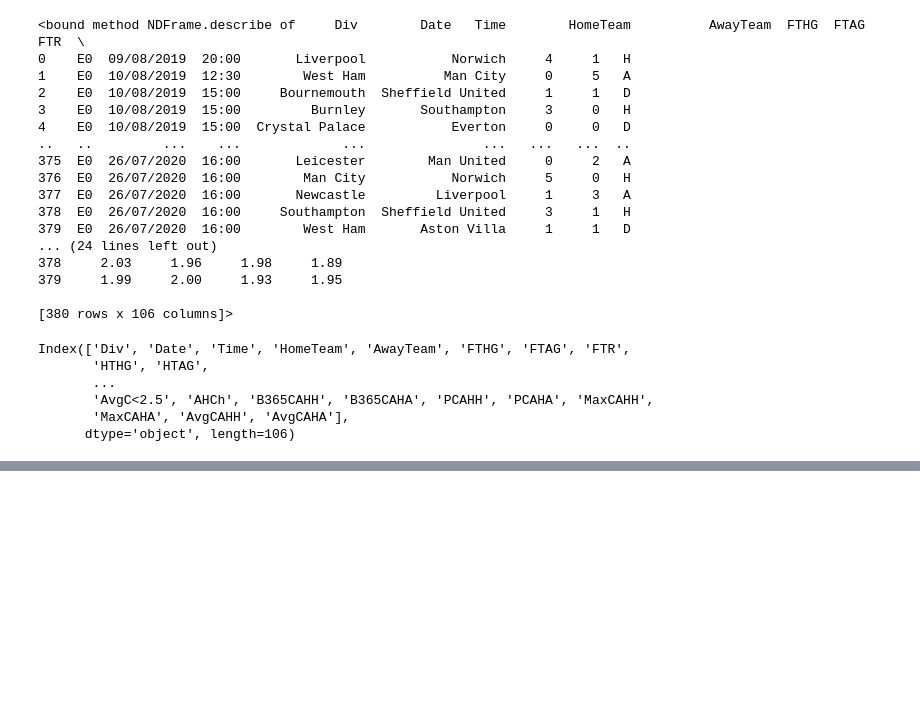
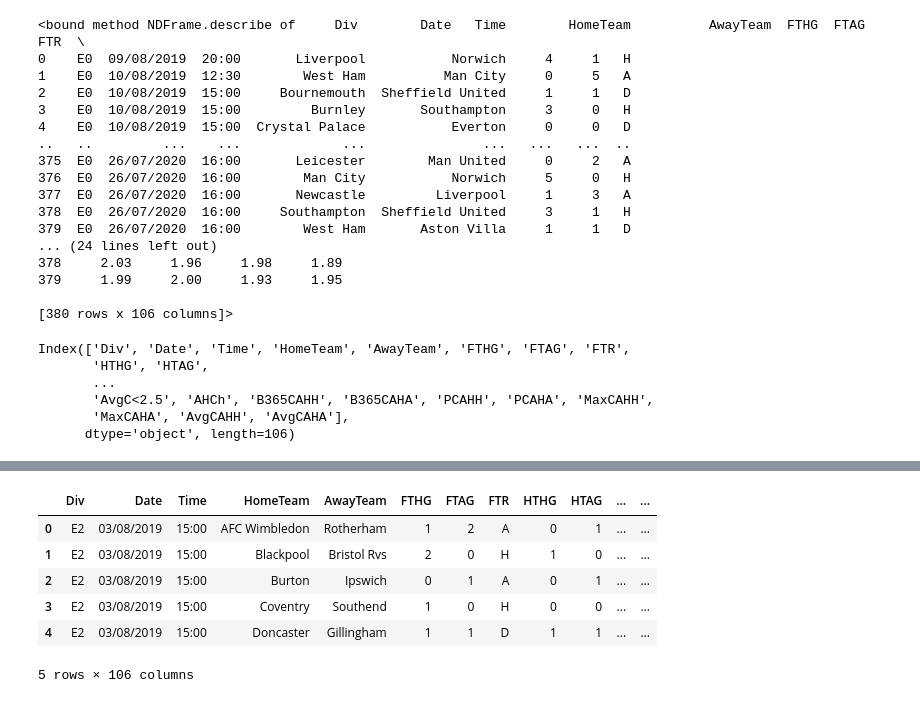
Before and after one commit to odetara/GoalBet-ETL-Superstars, a Jupyter notebook: test.ipynb, the cells around one changed output, grey strips where cells are left out. Saved outputs shown, nothing was run; the diff lists cells and outputs as text; code cells hidden in the pictures; blank space fills up the shorter version.

```diff
--- a/test.ipynb
+++ b/test.ipynb
@@ -103,0 +189,11 @@ staging_dir = "./staging_dir/raw_data"
+# %%
+E2_df = pd.read_csv(r'C:\Users\ADMIN\Desktop\Yanki_Ecommerce_Case_Study\GoalBet-ETL-Superstars\staging_dir\raw_data\E2.csv')
+E2_df.head()
+# %% [output]
+|  | Div | Date | Time | HomeTeam | AwayTeam | FTHG | FTAG | FTR | HTHG | HTAG | ... | ... |
+| 0 | E2 | 03/08/2019 | 15:00 | AFC Wimbledon | Rotherham | 1 | 2 | A | 0 | 1 | ... | ... |
+| 1 | E2 | 03/08/2019 | 15:00 | Blackpool | Bristol Rvs | 2 | 0 | H | 1 | 0 | ... | ... |
+| 2 | E2 | 03/08/2019 | 15:00 | Burton | Ipswich | 0 | 1 | A | 0 | 1 | ... | ... |
+| 3 | E2 | 03/08/2019 | 15:00 | Coventry | Southend | 1 | 0 | H | 0 | 0 | ... | ... |
+| 4 | E2 | 03/08/2019 | 15:00 | Doncaster | Gillingham | 1 | 1 | D | 1 | 1 | ... | ... |
+5 rows × 106 columns
```
Also changed, not shown: parts of 23 cells of this notebook, 9 other files.
